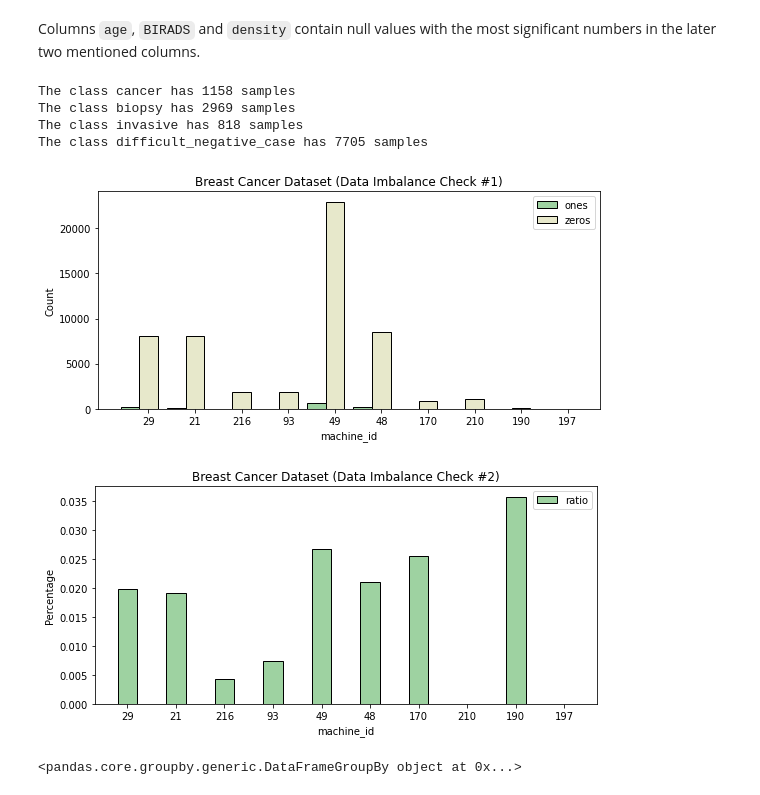
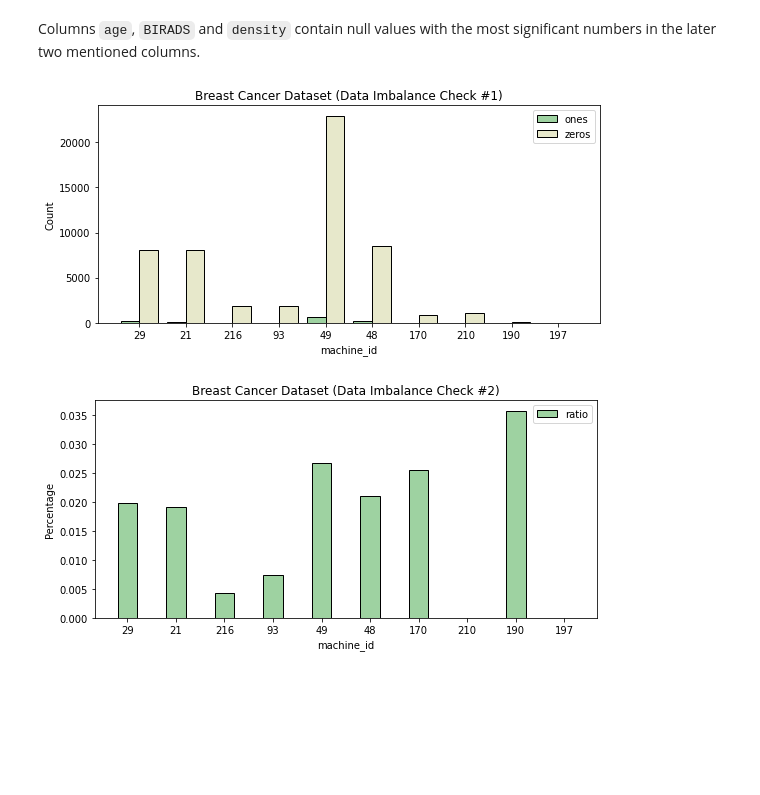
Before and after one commit to manchhui/RSNA-Screening-Mammography, a Jupyter notebook: eda-rsna-screening-mammography-dataset.ipynb, the cells around one changed output. Drawn from its saved outputs; the diff is of its cells as text; code cells hidden in the pictures; blank space fills up the shorter version.

Commit message:
Kaggle Notebook | EDA - RSNA Screening Mammography Dataset | Version 8

```diff
--- a/eda-rsna-screening-mammography-dataset.ipynb
+++ b/eda-rsna-screening-mammography-dataset.ipynb
@@ -124,20 +124,11 @@ There is a total of 0 duplicated rows
 | Unique Values | 2 | 11913 | 54706 | 2 | 6 | 63 | 2 | 2 | 2 | 3 | ... |
 # %% [markdown]
 Columns `age`, `BIRADS` and `density` contain null values with the most significant numbers in the later two mentioned columns.
-# %%
-# Print out the number of positive labels for each class
-for column in ['cancer','biopsy','invasive','difficult_negative_case']:
-    print(f"The class {column} has {train_df[column].sum()} samples")
-# %% [output]
-The class cancer has 1158 samples
-The class biopsy has 2969 samples
-The class invasive has 818 samples
-The class difficult_negative_case has 7705 samples
 # %%
 import matplotlib.pyplot as plt
 import pandas as pd
 
-def plot_ones_zeros(df, col1, col2):
+def plot_ones_zeros(df, col1, col2, number):
     # Get the unique values in col2
     unique_values = df[col2].unique()
 
@@ -145,7 +136,7 @@ def plot_ones_zeros(df, col1, col2):
     fig, ax = plt.subplots(figsize=(9, 4))
     ax.set_xlabel(col2)
     ax.set_ylabel('Count')
-    ax.set_title('Breast Cancer Dataset (Data Imbalance Check #1)')
+    ax.set_title(f'Breast Cancer Dataset (Data Imbalance Check #{number})')
 
     # Create a bar plot for each value in col2
     for i, value in enumerate(unique_values):
@@ -154,8 +145,8 @@ def plot_ones_zeros(df, col1, col2):
         zeros = df[(df[col1] == 0) & (df[col2] == value)].shape[0]
 
         # Plot the bars
-        ax.bar(i-0.4, ones, 0.4, color = barcolors[1], **barstyle,)
-        ax.bar(i, zeros, 0.4, color = barcolors[2], **barstyle,)
+        ax.bar(i-0.2, ones, 0.4, color = barcolors[1], **barstyle,)
+        ax.bar(i+0.2, zeros, 0.4, color = barcolors[2], **barstyle,)
 
     # Add a legend
     ax.legend(['ones', 'zeros'])
@@ -164,7 +155,7 @@ def plot_ones_zeros(df, col1, col2):
     plt.xticks(range(len(unique_values)), unique_values)
     plt.show()
 
-def plot_ones_zeros_ratio(df, col1, col2):
+def plot_ones_zeros_ratio(df, col1, col2, number):
     # Get the unique values in col2
     unique_values = df[col2].unique()
 
@@ -172,7 +163,7 @@ def plot_ones_zeros_ratio(df, col1, col2):
     fig, ax = plt.subplots(figsize=(9, 4))
     ax.set_xlabel(col2)
     ax.set_ylabel('Percentage')
-    ax.set_title('Breast Cancer Dataset (Data Imbalance Check #2)')
+    ax.set_title(f'Breast Cancer Dataset (Data Imbalance Check #{number})')
 
     # Create a bar plot for each value in col2
     for i, value in enumerate(unique_values):
@@ -191,8 +182,8 @@ def plot_ones_zeros_ratio(df, col1, col2):
     plt.xticks(range(len(unique_values)), unique_values)
     plt.show()
 # %%
-plot_ones_zeros(train_df, 'cancer', 'machine_id')
-plot_ones_zeros_ratio(train_df, 'cancer', 'machine_id')
+plot_ones_zeros(train_df, 'cancer', 'machine_id',1)
+plot_ones_zeros_ratio(train_df, 'cancer', 'machine_id',2)
 # %% [output]
-[figure, old version]
+[figure, new version]
 [figure]
@@ -202,4 +189,0 @@ source_df=train_df[['cancer','machine_id','patient_id']].copy()
-# %%
-source_df.groupby(['machine_id'])
-# %% [output]
-<pandas.core.groupby.generic.DataFrameGroupBy object at 0x...>
```
Also changed, not shown: parts of 4 cells of this notebook.
